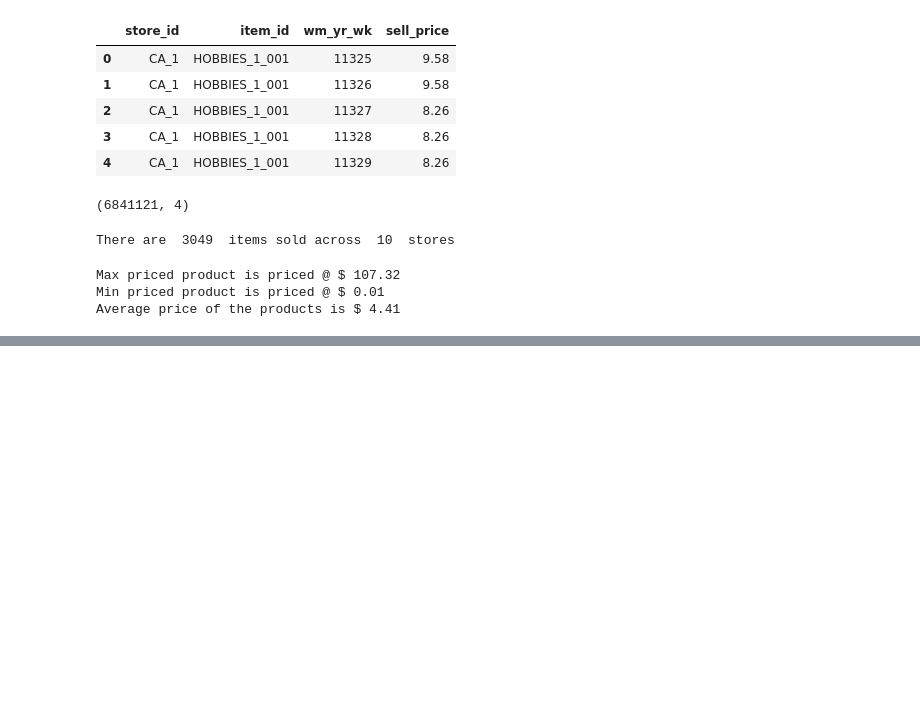
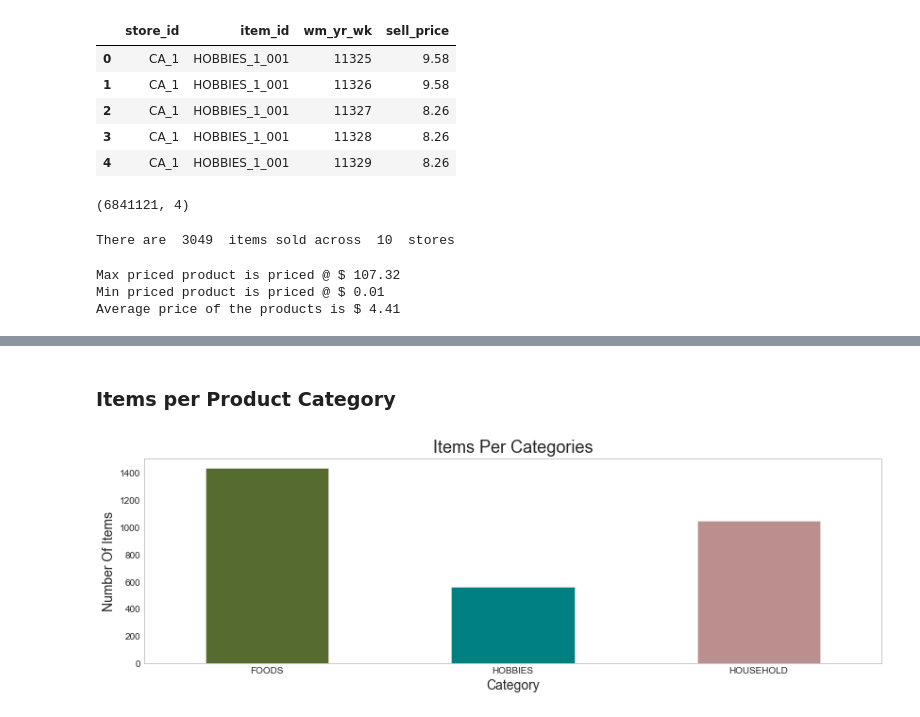
Before and after one commit to sanjay033/Walmart-sales-forecasting, a Jupyter notebook: Capstone - Walmart Forecasting M5.ipynb, the cells around one changed output, grey strips where cells are left out. Drawn from its saved outputs; the diff is of its cells as text; code cells hidden in the pictures; blank space fills up the shorter version.

```diff
--- a/Capstone - Walmart Forecasting M5.ipynb
+++ b/Capstone - Walmart Forecasting M5.ipynb
@@ -70,0 +127,17 @@ Average price of the products is $ 4.41
+# %% [markdown]
+### Items per Product Category
+# %%
+ax = df_sales_train.groupby(['cat_id'])['item_id'].describe()['unique'].plot(kind='bar',
+                                    figsize=(14,4),
+                                    color=['darkolivegreen','teal','rosybrown'])
+
+ax.set_title("Number of Items Per Categories", fontsize= 18)
+ax.yaxis.set_major_locator(MaxNLocator(integer=True))
+plt.xticks(rotation=360)
+ax.set_ylabel("Number Of Items",fontsize = 14)
+ax.set_xlabel("Category",fontsize=14)
+ax.set_facecolor('white')
+ax.grid(False)
+plt.show()
+# %% [output]
+[figure, added]
```
Also changed, not shown: parts of 29 cells of this notebook.
